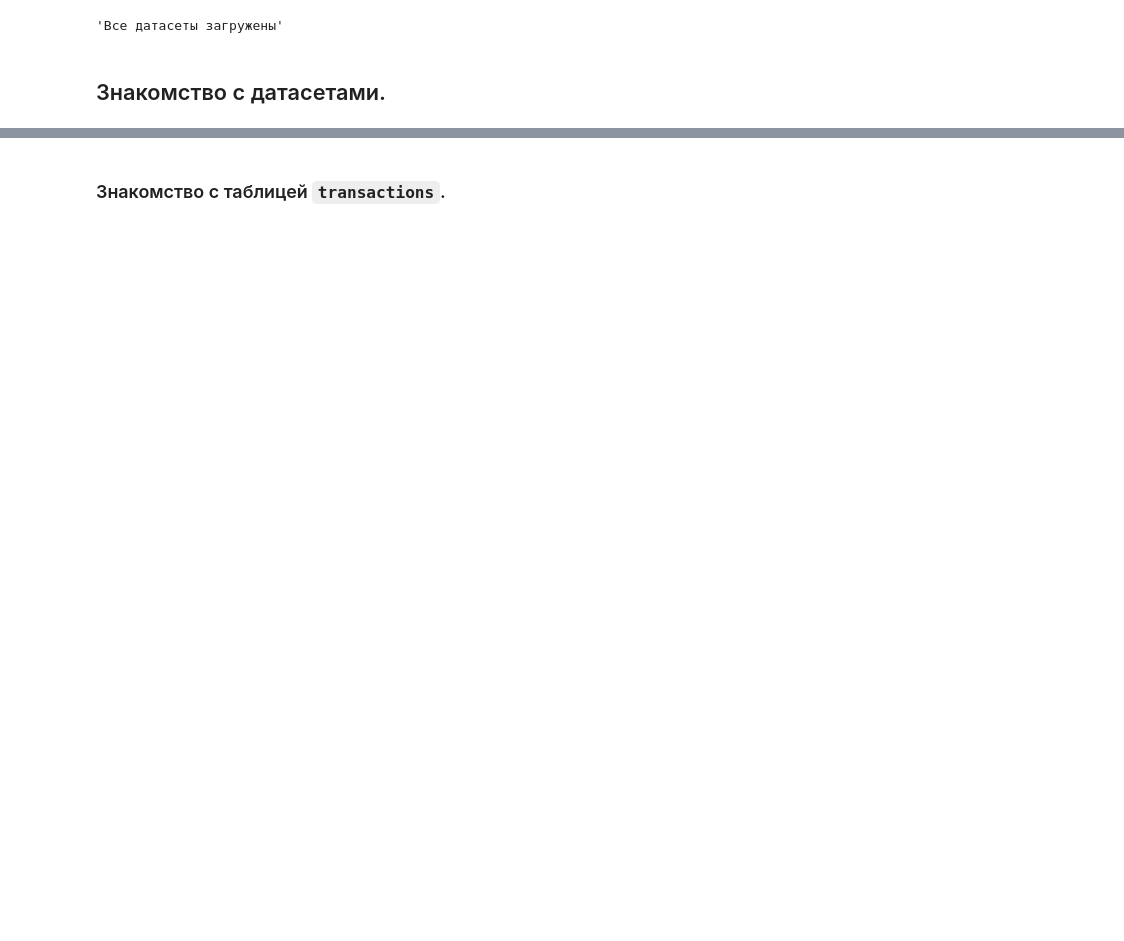
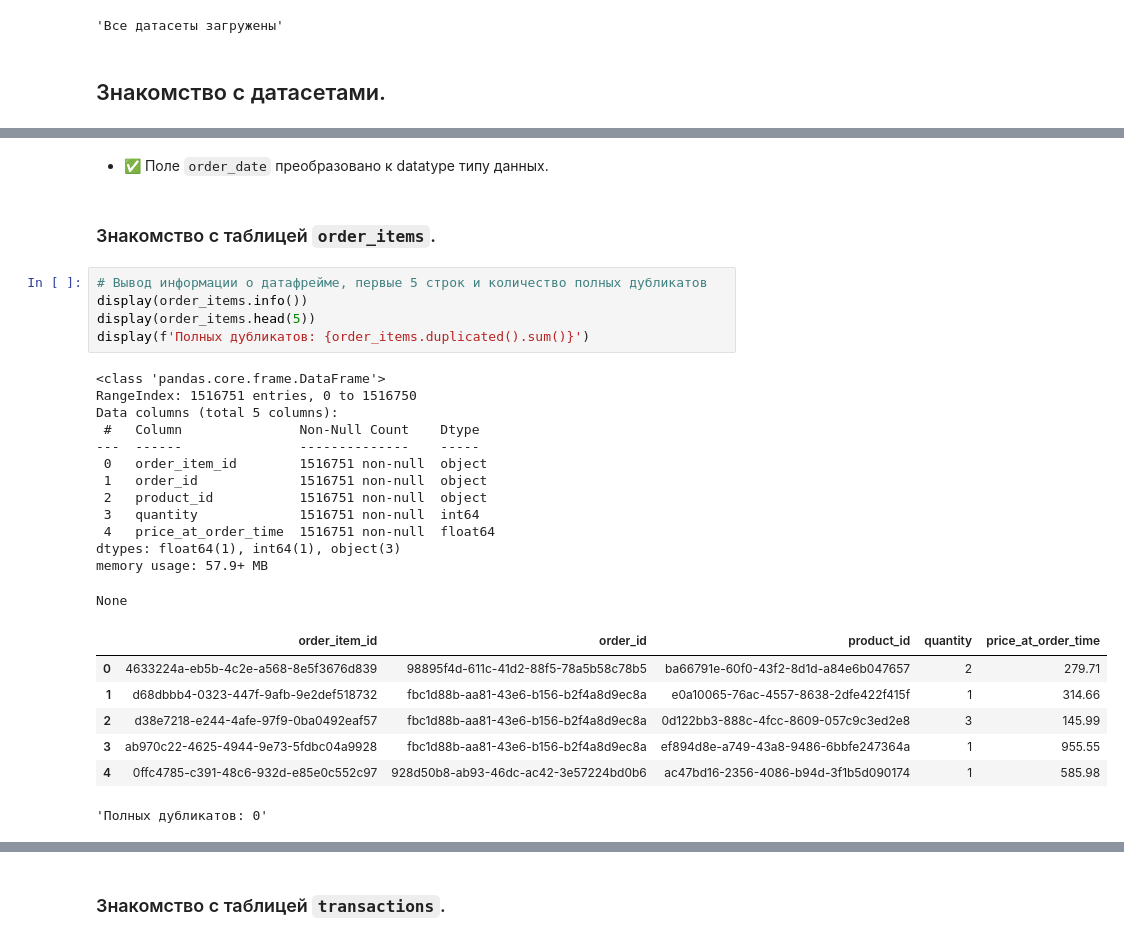
Before and after one commit to margoikonstantinova/marketplace-analytics, a Jupyter notebook: preprocessing/preprocessing.ipynb, the cells around one changed output, grey strips where cells are left out. Cells and saved outputs as stored; diff of their text form; blank space fills up the shorter version.

```diff
--- a/preprocessing/preprocessing.ipynb
+++ b/preprocessing/preprocessing.ipynb
@@ -28,0 +102,30 @@ display('Все датасеты загружены')
+# %% [markdown]
+* ✅ Поле `order_date` преобразовано к datatype типу данных.
+# %% [markdown]
+### Знакомство с таблицей `order_items`.
+# %%
+# Вывод информации о датафрейме, первые 5 строк и количество полных дубликатов
+display(order_items.info())
+display(order_items.head(5))
+display(f'Полных дубликатов: {order_items.duplicated().sum()}')
+# %% [output]
+<class 'pandas.core.frame.DataFrame'>
+RangeIndex: 1516751 entries, 0 to 1516750
+Data columns (total 5 columns):
+ #   Column               Non-Null Count    Dtype
+---  ------               --------------    -----
+ 0   order_item_id        1516751 non-null  object
+ 1   order_id             1516751 non-null  object
+ 2   product_id           1516751 non-null  object
+ 3   quantity             1516751 non-null  int64
+ 4   price_at_order_time  1516751 non-null  float64
+dtypes: float64(1), int64(1), object(3)
+memory usage: 57.9+ MB
+None
+|  | order_item_id | order_id | product_id | quantity | price_at_order_time |
+| 0 | 4633224a-eb5b-4c2e-a568-8e5f3676d839 | 98895f4d-611c-41d2-88f5-78a5b58c78b5 | ba66791e-60f0-43f2-8d1d-a84e6b047657 | 2 | 279.71 |
+| 1 | d68dbbb4-0323-447f-9afb-9e2def518732 | fbc1d88b-aa81-43e6-b156-b2f4a8d9ec8a | e0a10065-76ac-4557-8638-2dfe422f415f | 1 | 314.66 |
+| 2 | d38e7218-e244-4afe-97f9-0ba0492eaf57 | fbc1d88b-aa81-43e6-b156-b2f4a8d9ec8a | 0d122bb3-888c-4fcc-8609-057c9c3ed2e8 | 3 | 145.99 |
+| 3 | ab970c22-4625-4944-9e73-5fdbc04a9928 | fbc1d88b-aa81-43e6-b156-b2f4a8d9ec8a | ef894d8e-a749-43a8-9486-6bbfe247364a | 1 | 955.55 |
+| 4 | 0ffc4785-c391-48c6-932d-e85e0c552c97 | 928d50b8-ab93-46dc-ac42-3e57224bd0b6 | ac47bd16-2356-4086-b94d-3f1b5d090174 | 1 | 585.98 |
+'Полных дубликатов: 0'
```
Also changed, not shown: parts of 24 cells of this notebook.
